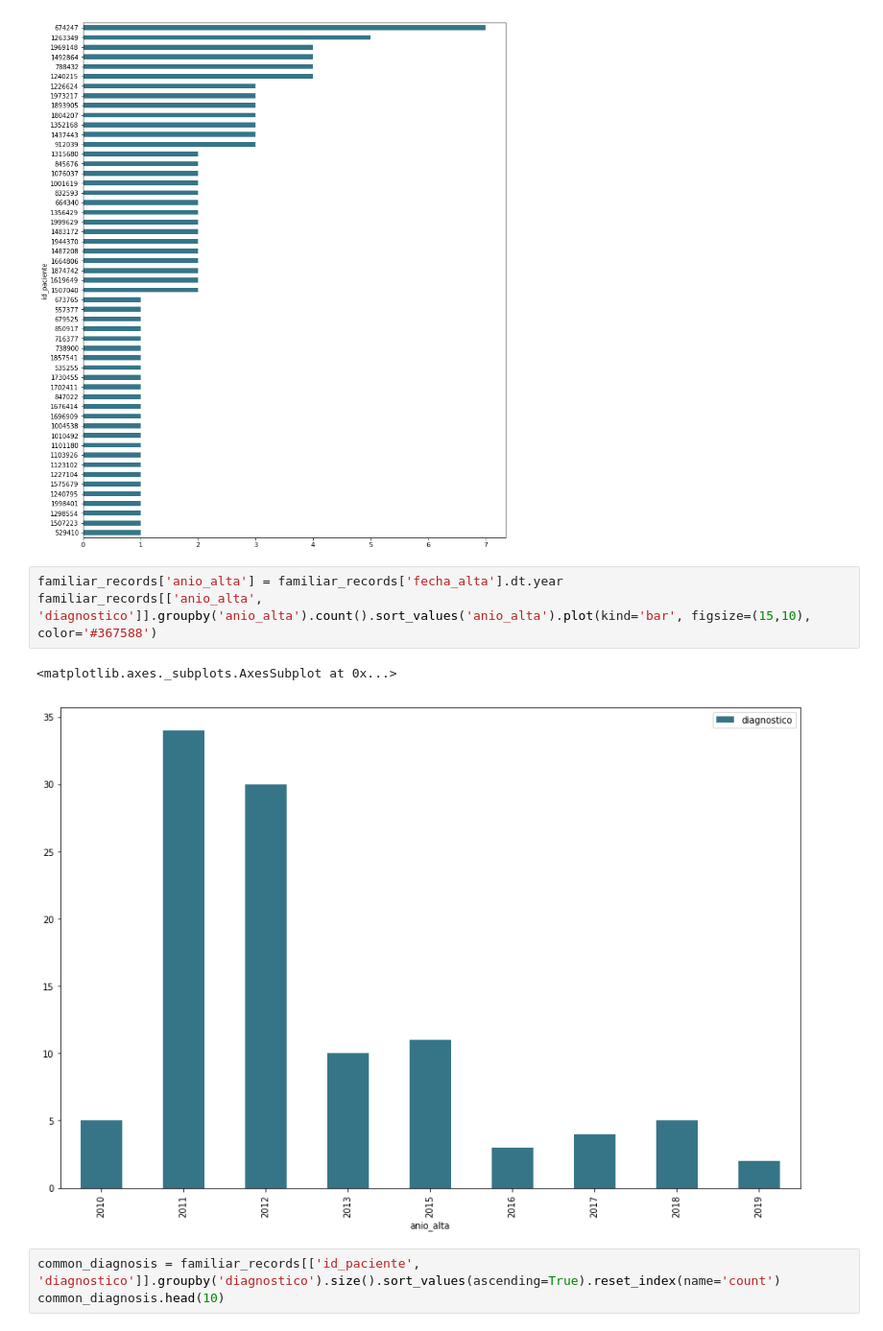
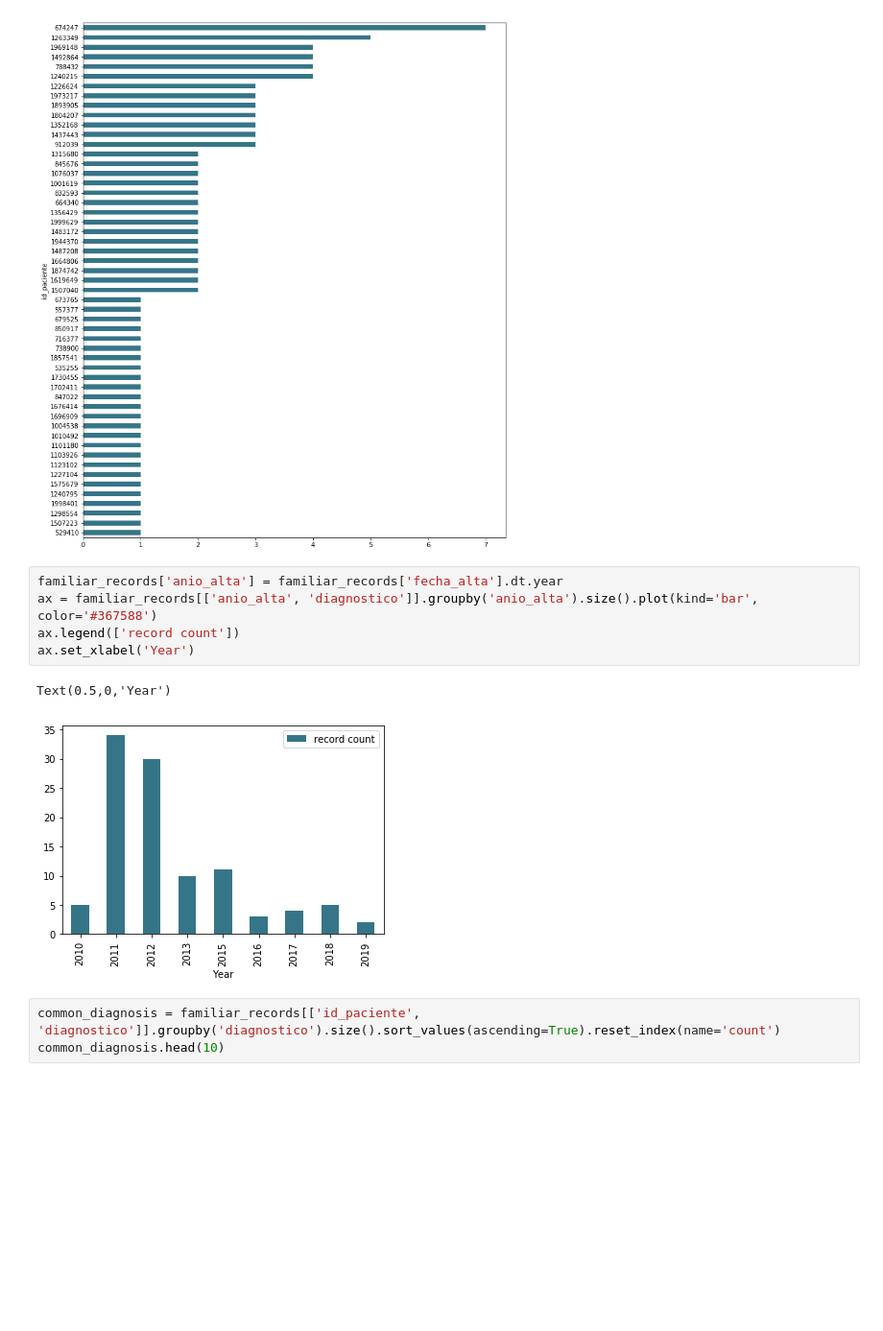
Before and after one commit to DS4A-T22/exploratory_data_analysis, a Jupyter notebook: EDA-Family record.ipynb, the cells around one changed output. Shown at 96% size. Drawn from its saved outputs; the diff is of its cells as text; blank space fills up the shorter version.

```diff
--- a/EDA-Family record.ipynb
+++ b/EDA-Family record.ipynb
@@ -142,10 +159,12 @@ familiar_records.groupby('id_paciente').count().sort_values(by='eps', ascending=
 [figure]
 # %%
 familiar_records['anio_alta'] = familiar_records['fecha_alta'].dt.year
-familiar_records[['anio_alta', 'diagnostico']].groupby('anio_alta').count().sort_values('anio_alta').plot(kind='bar', figsize=(15,10), color='#367588')
+ax = familiar_records[['anio_alta', 'diagnostico']].groupby('anio_alta').size().plot(kind='bar', color='#367588')
+ax.legend(['record count'])
+ax.set_xlabel('Year')
 # %% [output]
-<matplotlib.axes._subplots.AxesSubplot at 0x...>
+Text(0.5,0,'Year')
-[figure, old version]
+[figure, new version]
 # %%
 common_diagnosis = familiar_records[['id_paciente', 'diagnostico']].groupby('diagnostico').size().sort_values(ascending=True).reset_index(name='count')
 common_diagnosis.head(10)
```
Also changed, not shown: parts of 1 cell of this notebook, 1 other file.
